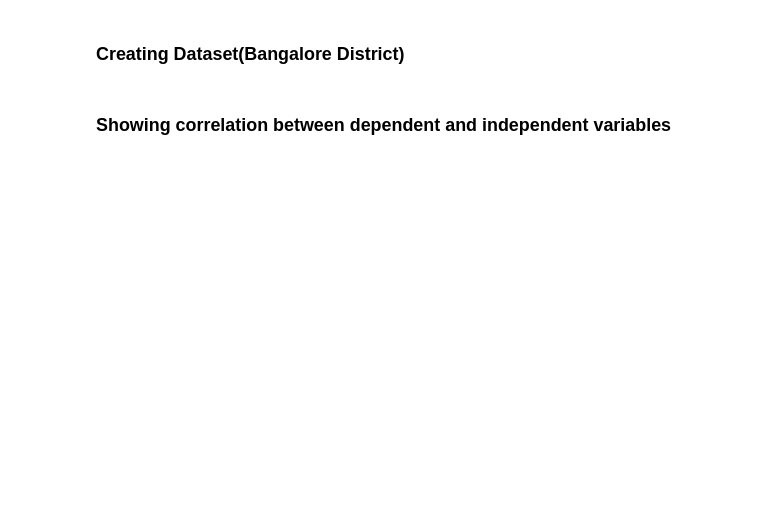
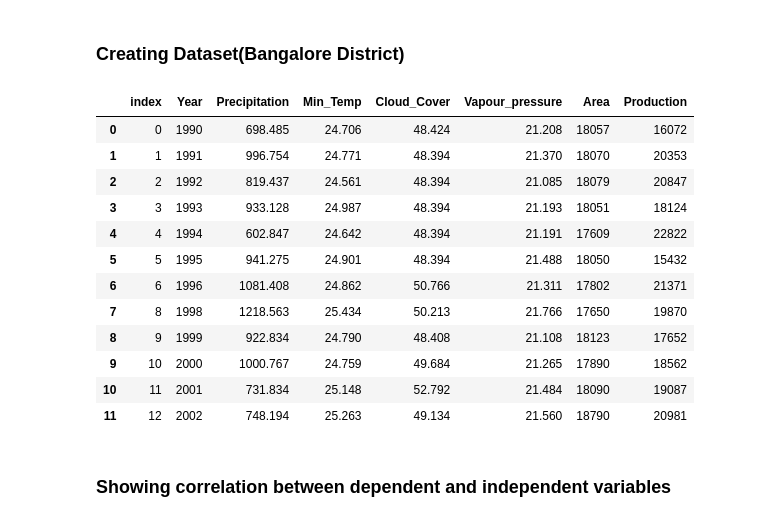
Before and after one commit to arghac14/CropYield-prediction, a Jupyter notebook: CropPrediction(single_district).ipynb, the cells around one changed output. Saved outputs shown, nothing was run; the diff lists cells and outputs as text; code cells hidden in the pictures; blank space fills up the shorter version.

```diff
--- a/CropPrediction(single_district).ipynb
+++ b/CropPrediction(single_district).ipynb
@@ -10,14 +10,30 @@ import matplotlib.pyplot as plt
 # %%
 Bangalore_data={
     'Year':[1990,1991,1992,1993,1994,1995,1996,1997,1998,1999,2000,2001,2002],
     'Precipitation':[698.485,996.754,819.437,933.128,602.847,941.275,1081.408,1091.201,1218.563,922.834,1000.767,731.834,748.194],
     'Min_Temp':[24.706,24.771,24.561,24.987,24.642,24.901,24.862,25.139,25.434,24.79,24.759,25.148,25.263],
     'Cloud_Cover':[48.424,48.394,48.394,48.394,48.394,48.394,50.766,80.049,50.213,48.408,49.684,52.792,49.134],
     'Vapour_pressure':[21.208,21.37,21.085,21.193,21.191,21.488,21.311,21.435,21.766,21.108,21.265,21.484,21.56],
     'Area':[18057,18070,18079,18051,17609,18050,17802,18042,17650,18123,17890,18090,18790],
     'Production':[16072,20353,20847,18124,22822,15432,21371,18076,19870,17652,18562,19087,20981]
 }
 df1=pd.DataFrame(Bangalore_data)
+df1=df1.drop(7).reset_index()
+df1
+# %% [output]
+|  | index | Year | Precipitation | Min_Temp | Cloud_Cover | Vapour_pressure | Area | Production |
+| 0 | 0 | 1990 | 698.485 | 24.706 | 48.424 | 21.208 | 18057 | 16072 |
+| 1 | 1 | 1991 | 996.754 | 24.771 | 48.394 | 21.370 | 18070 | 20353 |
+| 2 | 2 | 1992 | 819.437 | 24.561 | 48.394 | 21.085 | 18079 | 20847 |
+| 3 | 3 | 1993 | 933.128 | 24.987 | 48.394 | 21.193 | 18051 | 18124 |
+| 4 | 4 | 1994 | 602.847 | 24.642 | 48.394 | 21.191 | 17609 | 22822 |
+| 5 | 5 | 1995 | 941.275 | 24.901 | 48.394 | 21.488 | 18050 | 15432 |
+| 6 | 6 | 1996 | 1081.408 | 24.862 | 50.766 | 21.311 | 17802 | 21371 |
+| 7 | 8 | 1998 | 1218.563 | 25.434 | 50.213 | 21.766 | 17650 | 19870 |
+| 8 | 9 | 1999 | 922.834 | 24.790 | 48.408 | 21.108 | 18123 | 17652 |
+| 9 | 10 | 2000 | 1000.767 | 24.759 | 49.684 | 21.265 | 17890 | 18562 |
+| 10 | 11 | 2001 | 731.834 | 25.148 | 52.792 | 21.484 | 18090 | 19087 |
+| 11 | 12 | 2002 | 748.194 | 25.263 | 49.134 | 21.560 | 18790 | 20981 |
 # %% [markdown]
 ### Showing correlation between dependent and independent variables
 # %%
```
Also changed, not shown: parts of 7 cells of this notebook.
